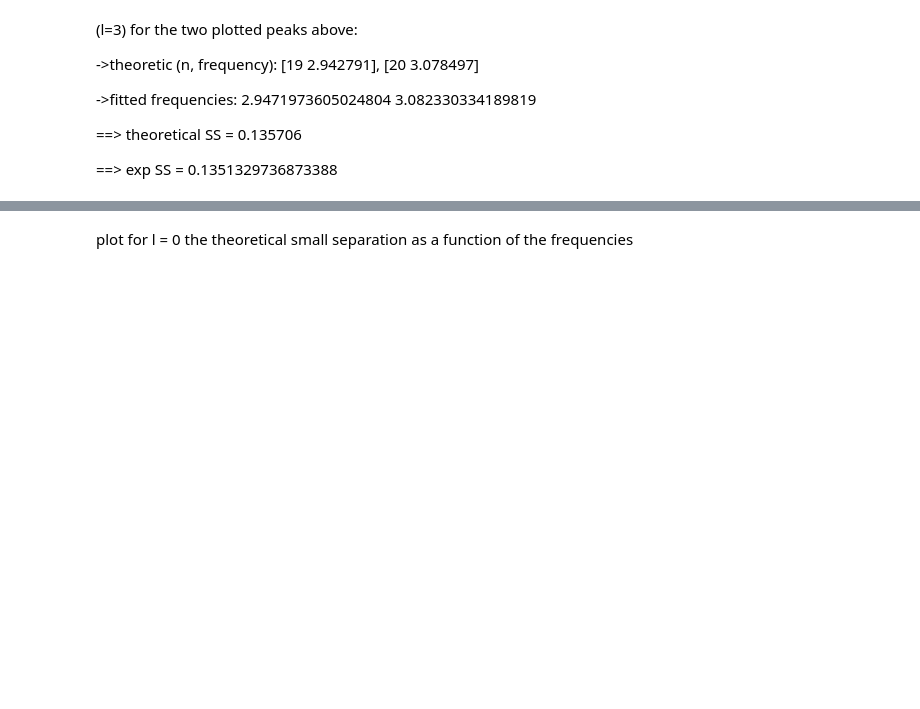
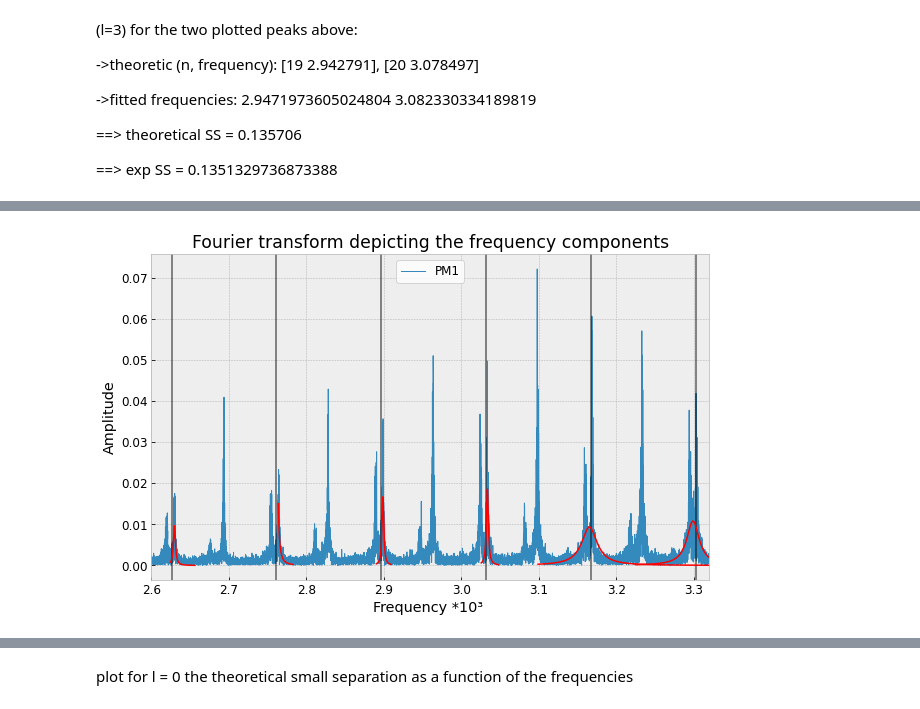
Before and after one commit to rita-png/astrophysics-laboratory, a Jupyter notebook: Sun.ipynb, the cells around one changed output, grey strips where cells are left out. Cells and saved outputs as stored; diff of their text form; code cells hidden in the pictures; blank space fills up the shorter version.

```diff
--- a/Sun.ipynb
+++ b/Sun.ipynb
@@ -638,0 +789,99 @@ plt.show()
+# %%
+# PM1
+xdata1 = freqs[0]
+ydata1  = FT[0]
+
+
+
+with plt.style.context('bmh'):
+    plt.xlim([2.6, 3.32])
+    plt.title('Fourier transform depicting the frequency components')
+    plt.xlabel('Frequency *10³ ')
+    plt.ylabel('Amplitude')
+    plt.plot(xdata1, ydata1, label='PM1', linewidth=1, alpha=1)
+    #plt.plot(xdata2, ydata2, label='PM2', linewidth=1, alpha=1)
+
+
+
+for i in frequencies_theory_l0:
+    plt.axvline(x = i, color = 'black', alpha=0.6)
+
+
+### fit 1 ###
+
+xdata = freqs[0][45700:46000]
+ydata  = FT[0][45700:46000]
+guess = [300, 0.00002, 2.90]
+
+pars, cov = curve_fit(lorentz, xdata, ydata, p0=guess, maxfev=5000)
+fit_y = lorentz(xdata, pars[0],pars[1], pars[2])
+
+plt.plot(xdata, fit_y, '-', color='red')
+
+print(pars[2])
+
+### fit 2 ###
+
+xdata = freqs[0][47840:48200]
+ydata  = FT[0][47840:48200]
+guess = [300, 0.00002, 3.026]
+
+pars, cov = curve_fit(lorentz, xdata, ydata, p0=guess, maxfev=5000)
+fit_y = lorentz(xdata, pars[0],pars[1], pars[2])
+
+plt.plot(xdata, fit_y, '-', color='red')
+
+print(pars[2])
+
+### fit 3 ###
+
+xdata = freqs[0][49000:53000]
+ydata  = FT[0][49000:53000]
+guess = [0.000280461329, 0.00818529237, 3.16597460]
+pars, cov = curve_fit(lorentz, xdata, ydata, p0=guess, maxfev=5000)
+fit_y = lorentz(xdata, pars[0],pars[1], pars[2])
+
+plt.plot(xdata, fit_y, '-',color='red')
+
+print(pars[2])
+
+### fit 4 ###
+
+xdata = freqs[0][51000:53000]
+ydata  = FT[0][51000:53000]
+guess = [0.000280461329, 0.00818529237, 3.3]
+pars, cov = curve_fit(lorentz, xdata, ydata, p0=guess, maxfev=5000)
+fit_y = lorentz(xdata, pars[0],pars[1], pars[2])
+
+plt.plot(xdata, fit_y, '-',color='red')
+
+print(pars[2])
+
+### fit 5 ###
+
+xdata = freqs[0][41500:42000]
+ydata  = FT[0][41500:42000]
+guess = [0.000280461329, 0.00818529237, 2.6265]
+pars, cov = curve_fit(lorentz, xdata, ydata, p0=guess, maxfev=5000)
+fit_y = lorentz(xdata, pars[0],pars[1], pars[2])
+
+plt.plot(xdata, fit_y, '-',color='red')
+
+print(pars[2])
+
+### fit 6 ###
+
+xdata = freqs[0][43700:44000]
+ydata  = FT[0][43700:44000]
+guess = [0.000280461329, 0.00818529237, 2.6265]
+pars, cov = curve_fit(lorentz, xdata, ydata, p0=guess, maxfev=5000)
+fit_y = lorentz(xdata, pars[0],pars[1], pars[2])
+
+plt.plot(xdata, fit_y, '-',color='red')
+
+
+
+
+plt.legend()
+plt.show()
+# %% [output]
@@ -638,0 +893 @@ plt.show()
+[figure, added]
```
Also changed, not shown: parts of 39 cells of this notebook.
